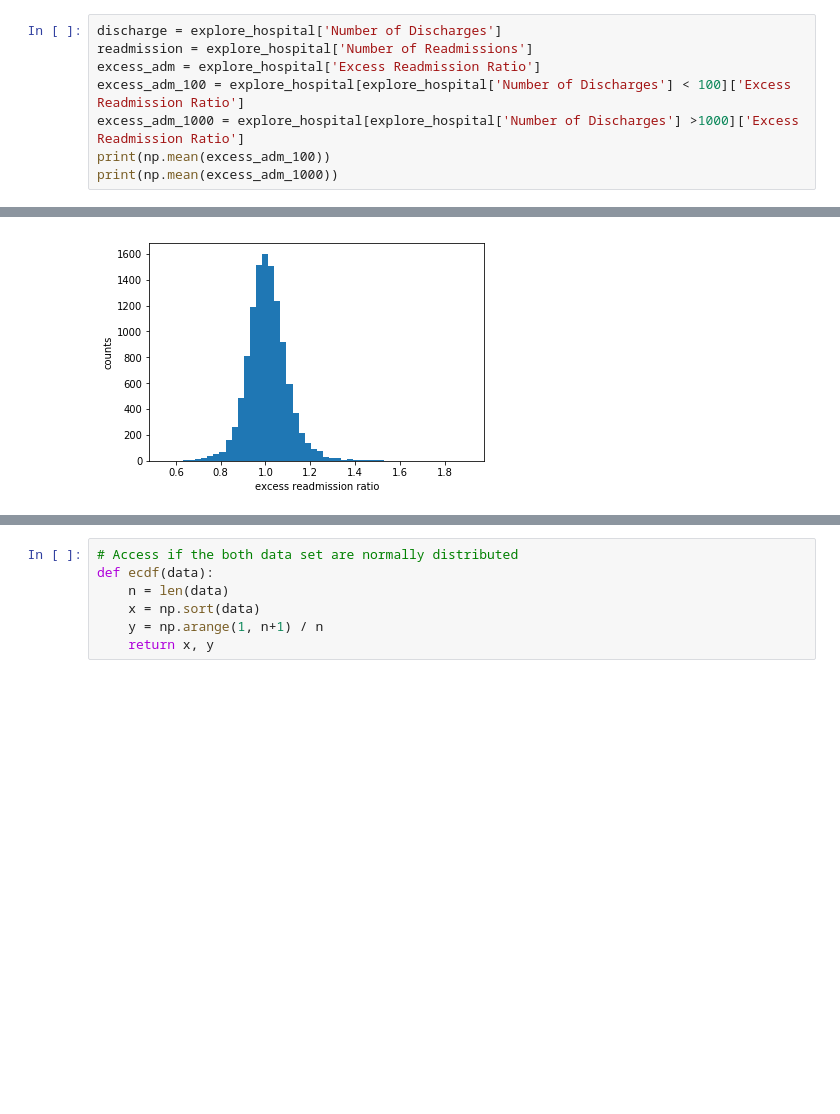
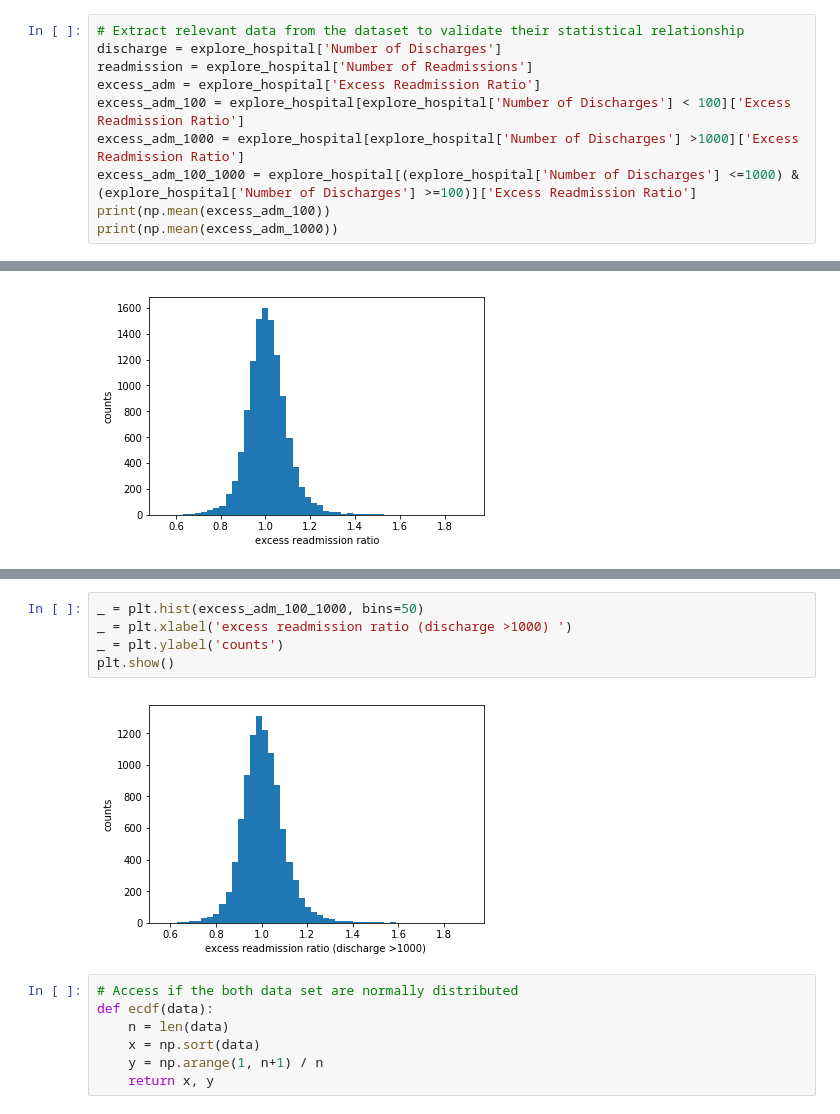
Before and after one commit to sittingman/springboardproj, a Jupyter notebook: hospital_readmit/sliderule_dsi_inferential_statistics_exercise_3.ipynb, the cells around one changed output, grey strips where cells are left out. Saved outputs shown, nothing was run; the diff lists cells and outputs as text; blank space fills up the shorter version.

```diff
--- a/hospital_readmit/sliderule_dsi_inferential_statistics_exercise_3.ipynb
+++ b/hospital_readmit/sliderule_dsi_inferential_statistics_exercise_3.ipynb
@@ -131,11 +131,13 @@ explore_hospital.head()
 | 1853 | KAISER FOUNDATION HOSPITAL-SANTA ... | 50071 | CA | READM-30-HF-HRRP | 29 | NaN | ... |
 | 1290 | PALMERTON HOSPITAL | 390019 | PA | READM-30-AMI-HRRP | 30 | NaN | ... |
 # %%
+# Extract relevant data from the dataset to validate their statistical relationship
 discharge = explore_hospital['Number of Discharges']
 readmission = explore_hospital['Number of Readmissions']
 excess_adm = explore_hospital['Excess Readmission Ratio']
 excess_adm_100 = explore_hospital[explore_hospital['Number of Discharges'] < 100]['Excess Readmission Ratio']
 excess_adm_1000 = explore_hospital[explore_hospital['Number of Discharges'] >1000]['Excess Readmission Ratio']
+excess_adm_100_1000 = explore_hospital[(explore_hospital['Number of Discharges'] <=1000) & (explore_hospital['Number of Discharges'] >=100)]['Excess Readmission Ratio']
 print(np.mean(excess_adm_100))
 print(np.mean(excess_adm_1000))
 # %% [output]
@@ -173,3 +177,10 @@ plt.show()
+# %%
+_ = plt.hist(excess_adm_100_1000, bins=50)
+_ = plt.xlabel('excess readmission ratio (discharge >1000) ')
+_ = plt.ylabel('counts')
+plt.show()
+# %% [output]
+[figure, added]
 # %%
 # Access if the both data set are normally distributed
 def ecdf(data):
```
Also changed, not shown: parts of 9 cells of this notebook.
